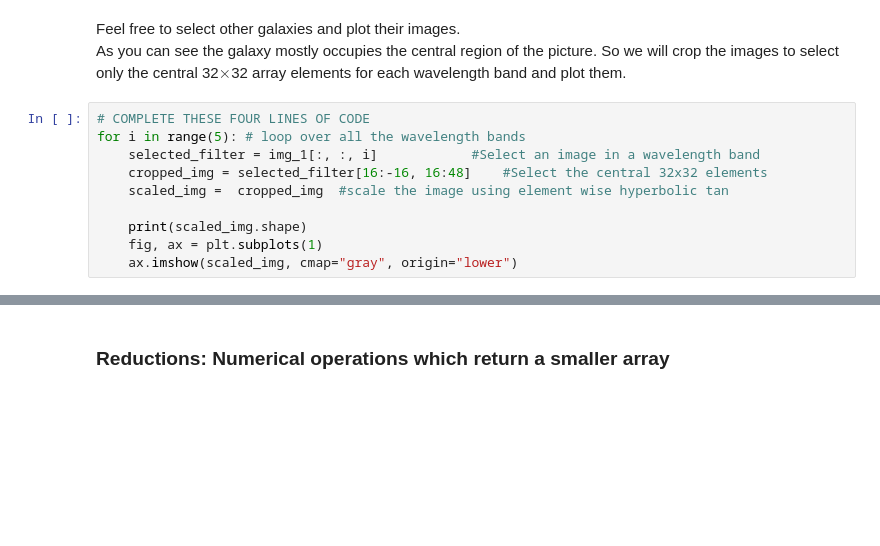
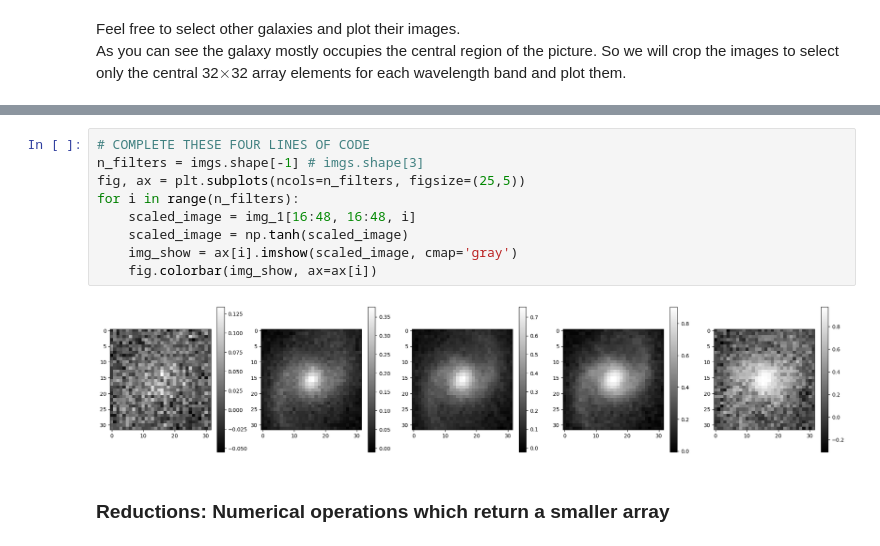
Before and after one commit to astropgh/python-boot-camp-2024, a Jupyter notebook: notebooks/03-NumpyBasics/solutions/solutions_numpy-basics-2.ipynb, the cells around one changed output, grey strips where cells are left out. Saved outputs shown, nothing was run; the diff lists cells and outputs as text; blank space fills up the shorter version.

```diff
--- a/notebooks/03-NumpyBasics/solutions/solutions_numpy-basics-2.ipynb
+++ b/notebooks/03-NumpyBasics/solutions/solutions_numpy-basics-2.ipynb
@@ -130,13 +145,3 @@ for i in range(5):                # loop over all the wavelength bands
 # %% [markdown]
 Feel free to select other galaxies and plot their images.
 As you can see the galaxy mostly occupies the central region of the picture. So we will crop the images to select only the central 32$\times$32 array elements for each wavelength band and plot them.
-# %%
-# COMPLETE THESE FOUR LINES OF CODE
-for i in range(5): # loop over all the wavelength bands
-    selected_filter = img_1[:, :, i]            #Select an image in a wavelength band
-    cropped_img = selected_filter[16:-16, 16:48]    #Select the central 32x32 elements
-    scaled_img =  cropped_img  #scale the image using element wise hyperbolic tan
-
-    print(scaled_img.shape)
-    fig, ax = plt.subplots(1)
-    ax.imshow(scaled_img, cmap="gray", origin="lower")
@@ -154,3 +148,14 @@ for i in range(5): # loop over all the wavelength bands
+# %%
+# COMPLETE THESE FOUR LINES OF CODE
+n_filters = imgs.shape[-1] # imgs.shape[3]
+fig, ax = plt.subplots(ncols=n_filters, figsize=(25,5))
+for i in range(n_filters):
+    scaled_image = img_1[16:48, 16:48, i]
+    scaled_image = np.tanh(scaled_image)
+    img_show = ax[i].imshow(scaled_image, cmap='gray')
+    fig.colorbar(img_show, ax=ax[i])
+# %% [output]
+[figure, added]
 # %% [markdown]
 ### Reductions: Numerical operations which return a smaller array
 # %% [markdown]
```
Also changed, not shown: parts of 15 cells of this notebook, 1 other file.
